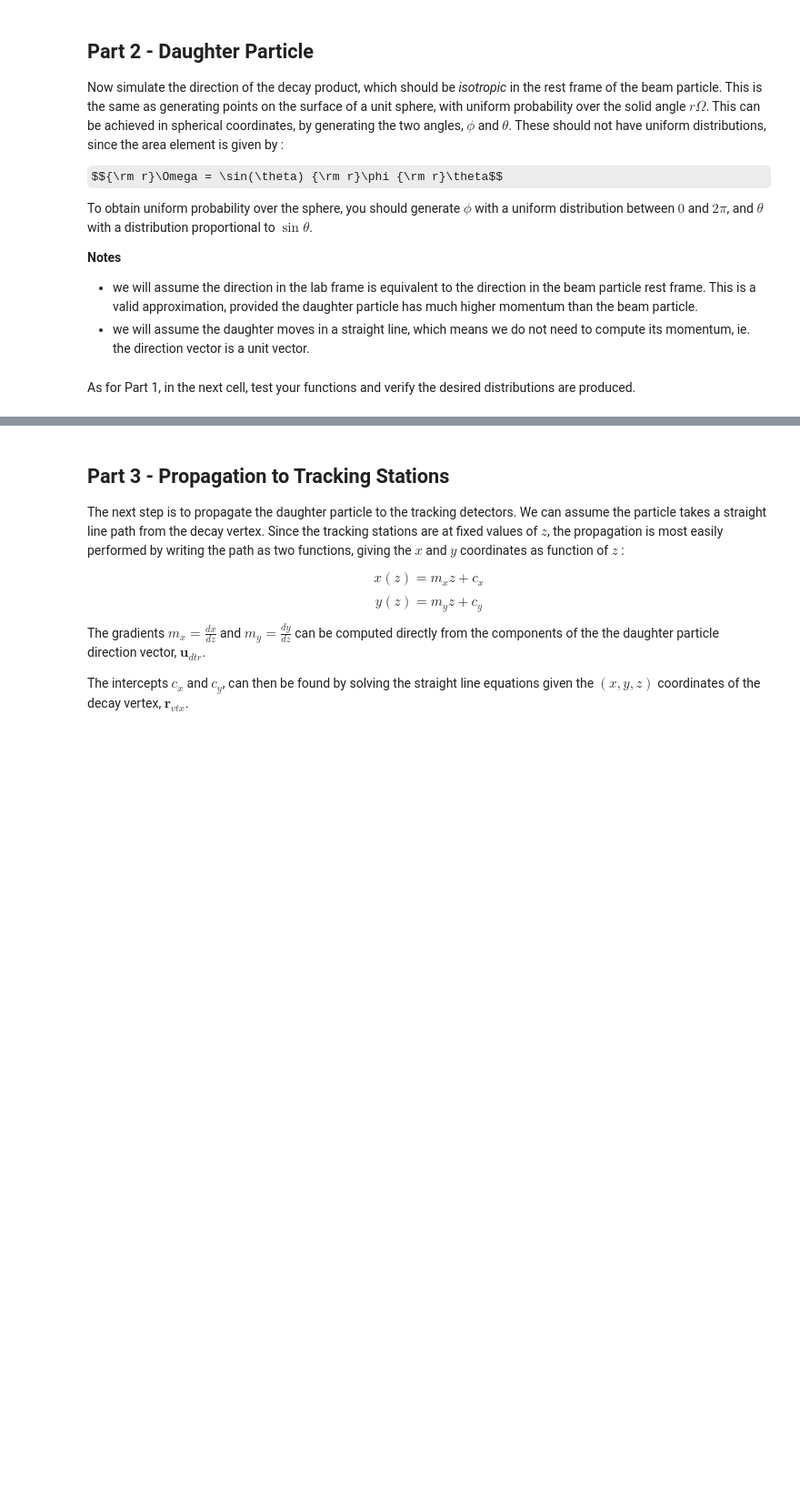
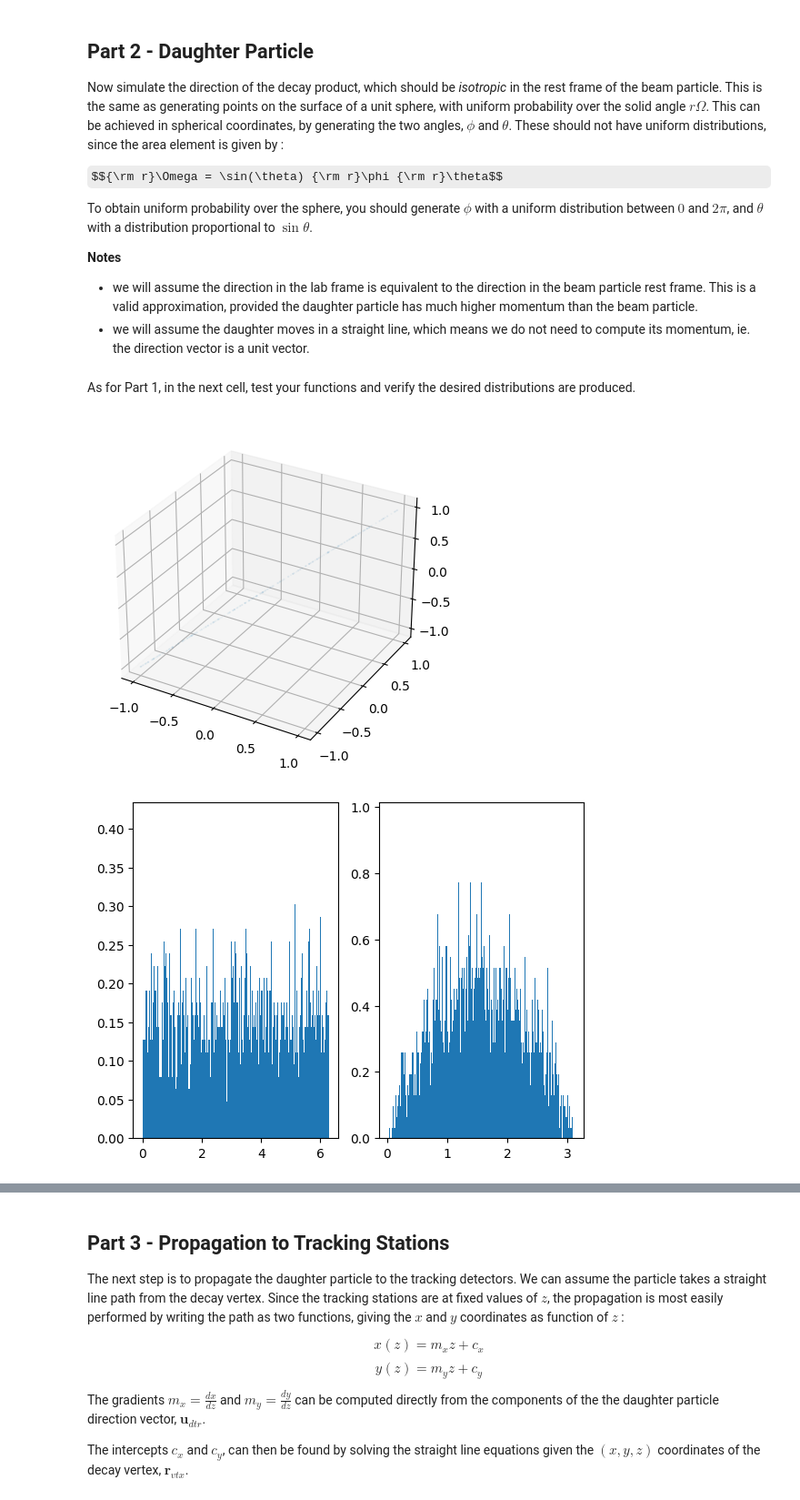
Before and after one commit to Awood-8/CompSci-Y3, a Jupyter notebook: Exercise-3.ipynb, the cells around one changed output, grey strips where cells are left out. Shown at 91% size. Saved outputs shown, nothing was run; the diff lists cells and outputs as text; code cells hidden in the pictures; some formulas as TeX source; blank space fills up the shorter version.

```diff
--- a/Exercise-3.ipynb
+++ b/Exercise-3.ipynb
@@ -211,47 +229,54 @@ To obtain uniform probability over the sphere, you should generate $\phi$ with a
    * we will assume the direction in the lab frame is equivalent to the direction in the beam particle rest frame. This is a valid approximation, provided the daughter particle has much higher momentum than the beam particle.
    * we will assume the daughter moves in a straight line, which means we do not need to compute its momentum, ie. the direction vector is a unit vector.
 # %%
-rng = np.random.default_rng()
-phi = (2*np.pi)*rng.random(n)
-theta = np.arccos(1-2*rng.random(n))
+def daughter(n):
+    '''Set daughter particle distribution
+        n - no. particles
 
-X0 = np.zeros((n, 2))
-Y0 = np.zeros((n, 2))
-Z0 = np.zeros((n, 2))
+        Returns:
+        u - 2d numpy array with shape (n,3) of direction vectors for daughter particles
+        phi - 1d numpy array length n containing azimuthal decay angle
+        theta - 1d numpy array length n containing polar decay angle'''
 
-X = np.cos(phi) * np.sin(theta)
-Y = np.sin(phi) * np.sin(theta)
-Z = np.cos(theta)
+    rng = np.random.default_rng()
+    phi = (2*np.pi)*rng.random(n)
+    theta = np.arccos(1-2*rng.random(n))
 
-X0[:,1] = X
-Y0[:,1] = Y
-Z0[:,1] = Z
+    u = np.zeros((n, 3, 2))
 
-u = np.zeros((n,3))
-u[:,:] = np.transpose((X,Y,Z))
+    u[:, 0, 1] = np.cos(phi) * np.sin(theta)
+    u[:, 1, 1] = np.sin(phi) * np.sin(theta)
+    u[:, 2, 1] = np.cos(theta)
+
+    return u[:, :, 1], phi, theta
+
+u, phi, theta = daughter(n)
 # %% [markdown]
 As for Part 1, in the next cell, test your functions and verify the desired distributions are produced.
 # %%
-'''fig, ax = plt.subplots(subplot_kw={"projection": "3d"})
-ax.scatter(X[::100], Y[::100], Z[::100], s= 0.2, alpha = 0.05)
+fig, ax = plt.subplots(subplot_kw={"projection": "3d"})
+ax.scatter(u[::100], u[::100], u[::100], s= 0.2, alpha = 0.05)
 
 for i in range(0,n):
-    ax.plot(X0[i,::100], Y0[i,::100], Z0[i,::100], linewidth = 0.1, alpha = 0.2)
-plt.show()'''
+    ax.plot(u[i,::100], u[i,::100], u[i,::100], linewidth = 0.1, alpha = 0.2)
+plt.show()
 
 
 fig, ax = plt.subplots(1, 2)
 ax[0].hist(phi, 1000, density=True)
 ax[1].hist(theta, 1000, density=True)
 plt.show()
 
 '''Copied--------------------------------------------------------------'''
 plt.figure()
 count, bins, ignored = plt.hist(theta, 100, density=True)
 bin_centres = (bins[1:] + bins[:-1])/2
 plt.plot(bin_centres, np.sin(bin_centres)/2, label=r'$sin(\theta)$')
 '''--------------------------------------------------------------------'''
 
 
 
 plt.show()
+# %% [output]
+[figure, added]
+[figure, added]
```
Also changed, not shown: parts of 15 cells of this notebook, 2 other files.
